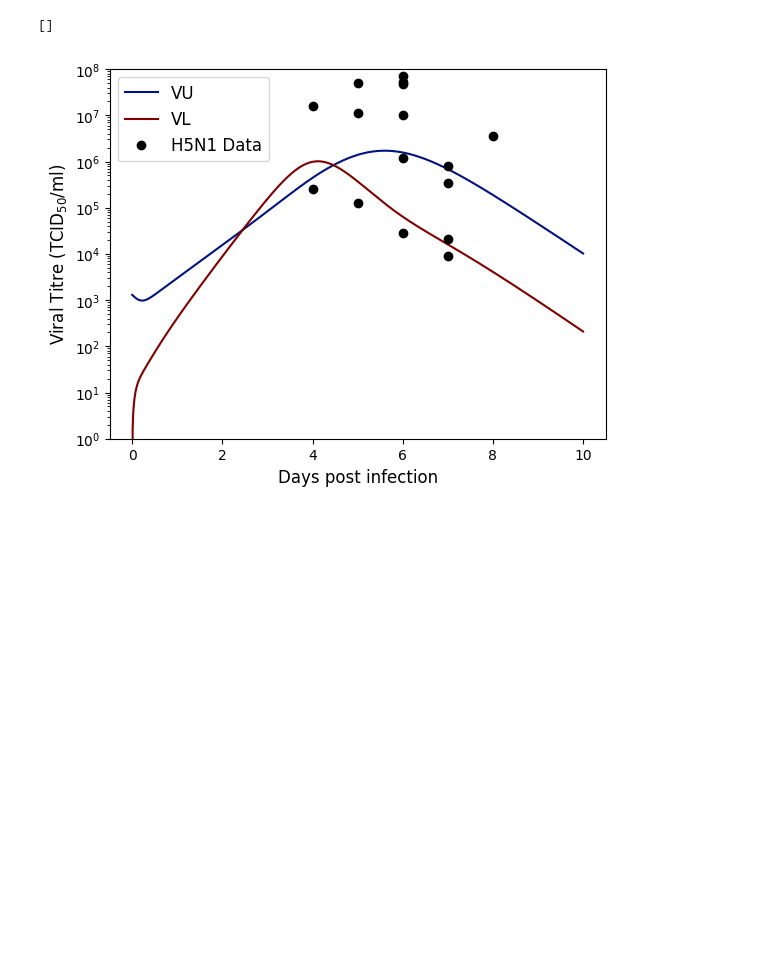
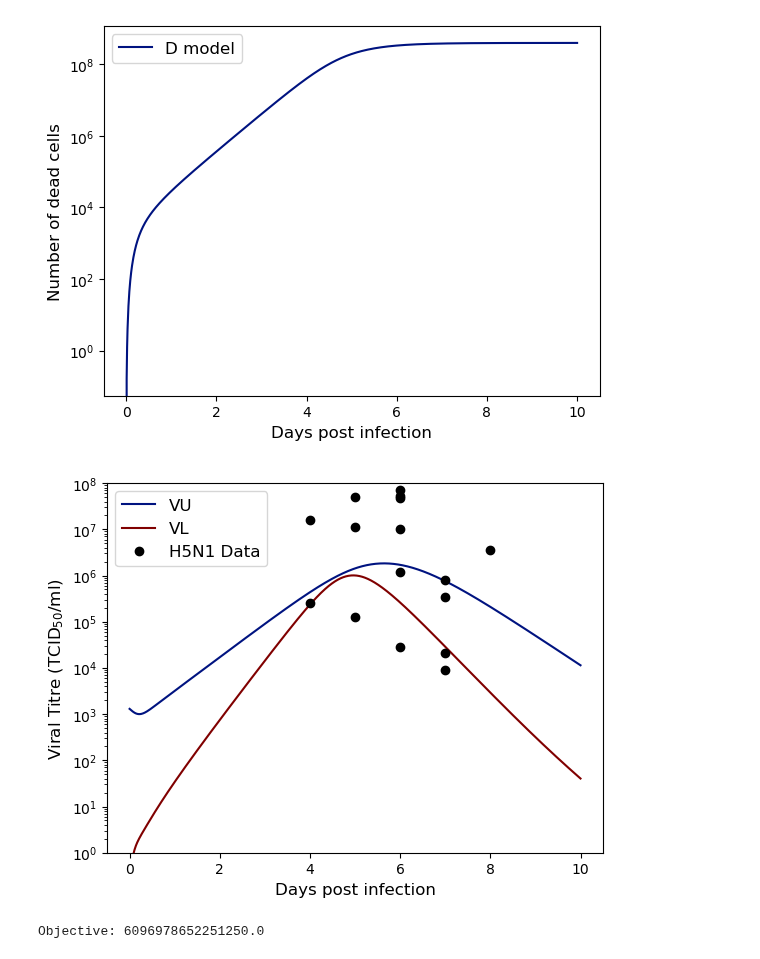
Before and after one commit to joshlooks/avianflu, a Jupyter notebook: scratch.ipynb, the cells around one changed output. Drawn from its saved outputs; the diff is of its cells as text; code cells hidden in the pictures; blank space fills up the shorter version.

```diff
--- a/scratch.ipynb
+++ b/scratch.ipynb
@@ -6,0 +48,8 @@ from scipy.optimize import least_squares
+# %%
+plt.semilogy(ts, results[:,4], label="D model", color="#001380")
+plt.xlabel("Days post infection", fontsize=12)
+plt.ylabel("Number of dead cells", fontsize=12)
+plt.legend(fontsize=12)
+plt.show()
+# %% [output]
+[figure, added]
@@ -37,7 +117,7 @@ inits = np.array([Cell_Count_U, 0, 0, 1.3e3, Cell_Count_L, 0, 0, 0, 0])
 # Parameters b_u, b_l, g, c, d, p_u, p_l, gamma, k, f, r, D, a
 # States are U1, E1, I1, V1, U2, E2, I2, V2, X
 theta = test.x
-p = [theta[0], theta[1], 4, 2, 5.2, 5e7/(Cell_Count_U), 5e7/(Cell_Count_L), 0, 20, 0.56*2.8e-6 / 7, 0.27 / 7, theta[2], theta[3]]
+p = [theta[0], theta[1], 4, 2, 5.2, theta[2], theta[3], 0, 20, 0.56*2.8e-6 / 7, 0.27 / 7, theta[4], theta[5]]
 results = simulate.solve_model(diffusion_advection.model, inits, ts, (p,))
 
 x = np.array([4,4,5,5,5,6,6,6,6,6,6,7,7,7,7,8])
@@ -50,6 +130,7 @@ plt.ylabel(r"Viral Titre (TCID$_{50}$/ml)", fontsize=12)
 plt.legend(fontsize=12)
 plt.ylim([10**0,10**8])
 plt.show()
+print(f"Objective: {test.cost}")
 # %% [output]
+[figure, new version]
-[]
+Objective: 6096978652251250.0
-[figure, old version]
```
Also changed, not shown: parts of 13 cells of this notebook, 4 other files.
